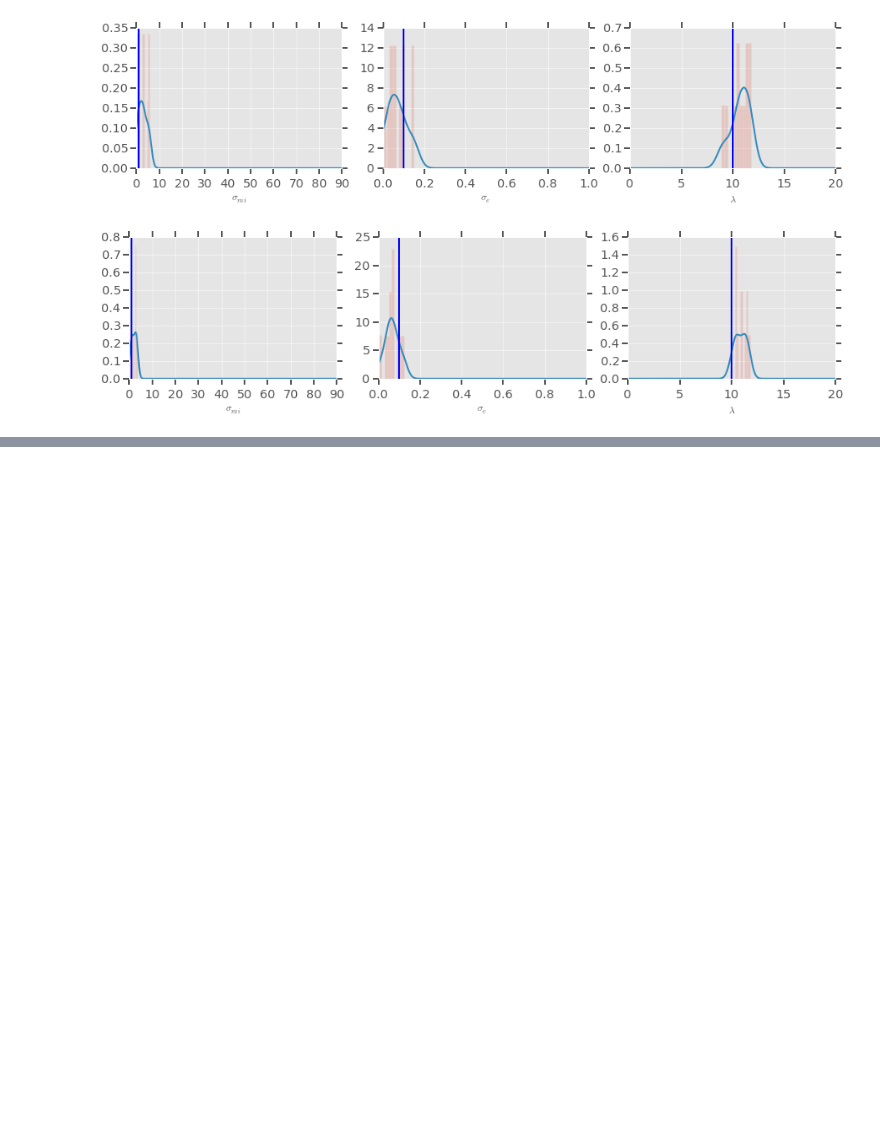
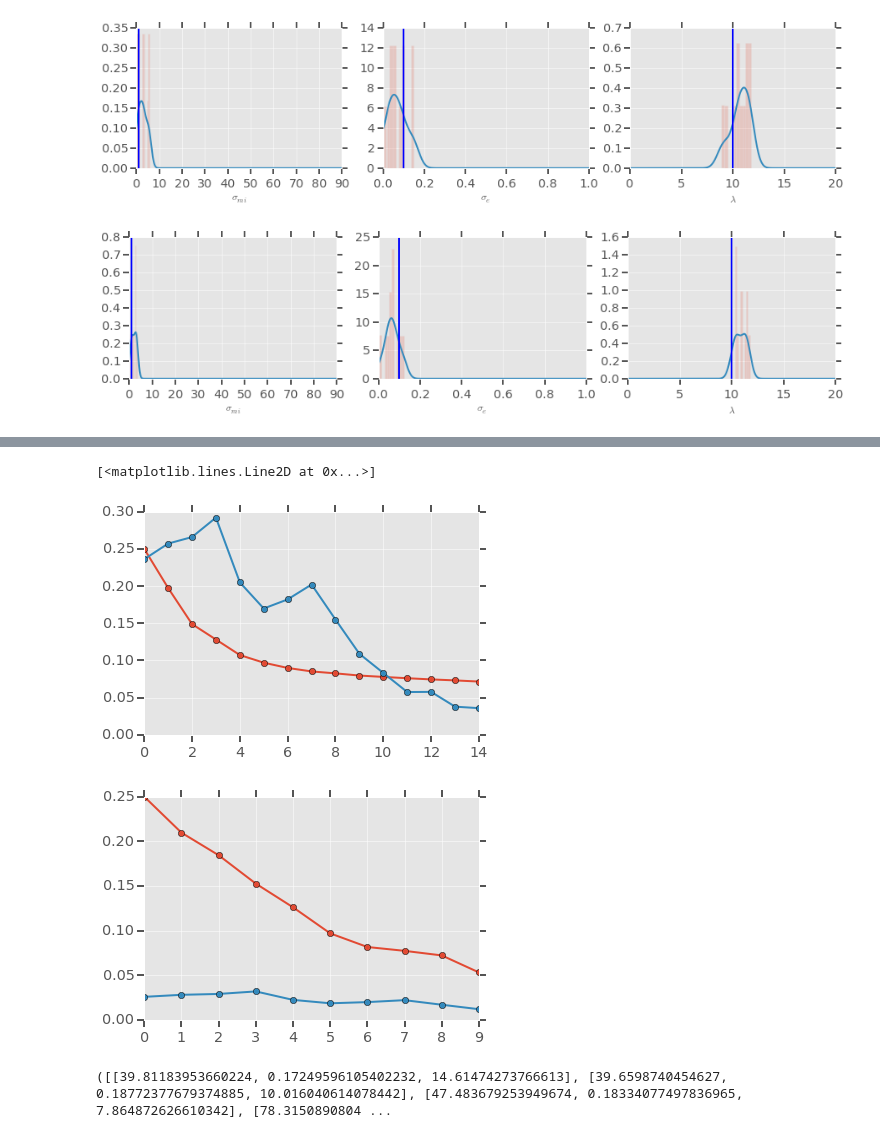
Before and after one commit to rcmorehead/simplanets, a Jupyter notebook: simplanets_demo.ipynb, the cells around one changed output, grey strips where cells are left out. Cells and saved outputs as stored; diff of their text form; code cells hidden in the pictures; blank space fills up the shorter version.

```diff
--- a/simplanets_demo.ipynb
+++ b/simplanets_demo.ipynb
@@ -150,0 +149,18 @@ for P in DT:
+# %%
+epsilon = [DT[i][4] for i in range(0,15)]
+plt.plot(range(0,15),epsilon, 'o-')
+accept = [DT[i][2]/float(DT[i][3]) for i in range(0,15)]
+plt.plot(range(0,15),accept, 'o-')
+plt.figure()
+epsilon = [OT[i][4] for i in range(0,10)]
+plt.plot(range(0,10),epsilon, 'o-')
+accept = [OT[i][2]/float(DT[i][3]) for i in range(0,10)]
+plt.plot(range(0,10),accept, 'o-')
+# %% [output]
+[<matplotlib.lines.Line2D at 0x...>]
+[figure, added]
+[figure, added]
+# %%
+DT[0]
+# %% [output]
+([[39.81183953660224, 0.17249596105402232, 14.61474273766613], [39.6598740454627, 0.18772377679374885, 10.016040614078442], [47.483679253949674, 0.18334077497836965, 7.864872626610342], [78.3150890804 ...
```
Also changed, not shown: parts of 2 cells of this notebook, 1 other file.
